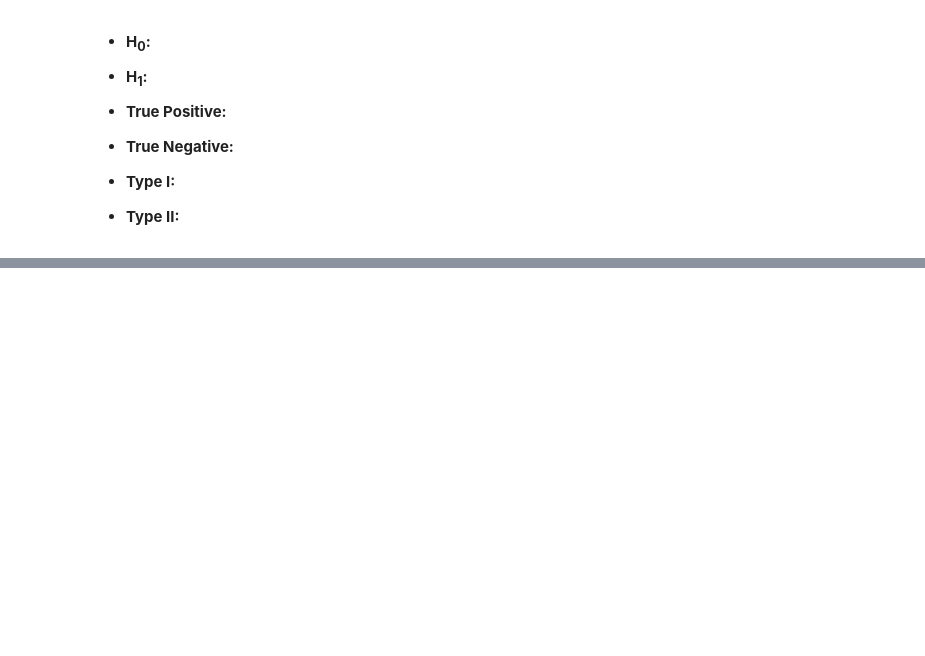
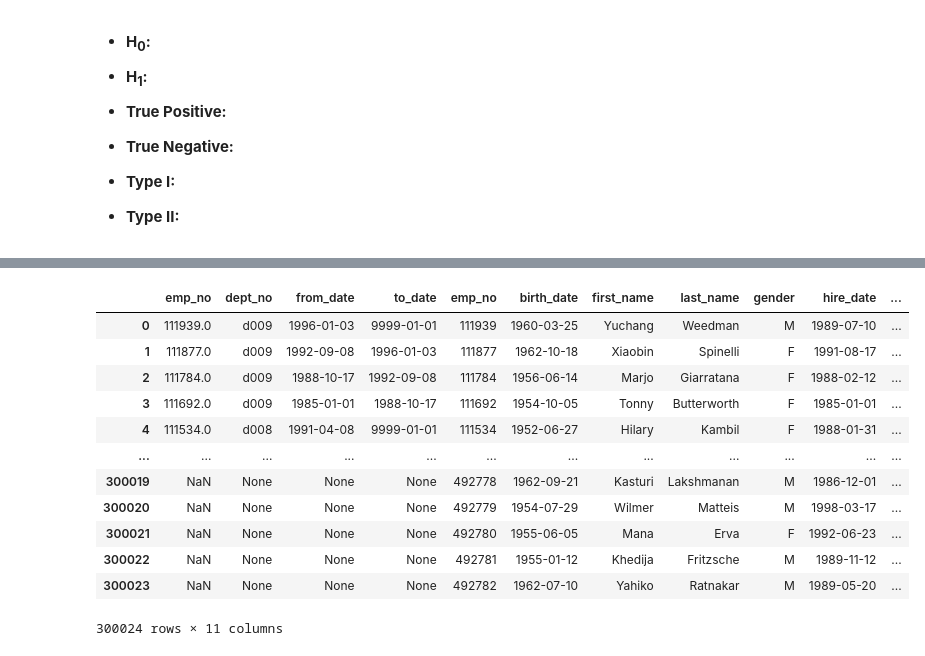
Before and after one commit to rabeka-branham/statistics-exercises, a Jupyter notebook: hypothesis_testing.ipynb, the cells around one changed output, grey strips where cells are left out. Cells and saved outputs as stored; diff of their text form; code cells hidden in the pictures; blank space fills up the shorter version.

```diff
--- a/hypothesis_testing.ipynb
+++ b/hypothesis_testing.ipynb
@@ -45,0 +167,2 @@ For each of the following questions, formulate a null and alternative hypothesis
+# %%
+url = env.get_db_url(env.username,env.host,env.password,'employees')
@@ -45,0 +202,9 @@ For each of the following questions, formulate a null and alternative hypothesis
+# %%
+query = '''
+select *
+from dept_manager dm
+right join employees e
+	ON dm.emp_no = e.emp_no
+order by dm.emp_no DESC;
+'''
+df = pd.read_sql(query, url)
@@ -45,0 +227,17 @@ For each of the following questions, formulate a null and alternative hypothesis
+# %%
+df['is_manager'] = df.to_date.notnull()
+df
+# %% [output]
+|  | emp_no | dept_no | from_date | to_date | emp_no | birth_date | first_name | last_name | gender | hire_date | ... |
+| 0 | 111939.0 | d009 | 1996-01-03 | 9999-01-01 | 111939 | 1960-03-25 | Yuchang | Weedman | M | 1989-07-10 | ... |
+| 1 | 111877.0 | d009 | 1992-09-08 | 1996-01-03 | 111877 | 1962-10-18 | Xiaobin | Spinelli | F | 1991-08-17 | ... |
+| 2 | 111784.0 | d009 | 1988-10-17 | 1992-09-08 | 111784 | 1956-06-14 | Marjo | Giarratana | F | 1988-02-12 | ... |
+| 3 | 111692.0 | d009 | 1985-01-01 | 1988-10-17 | 111692 | 1954-10-05 | Tonny | Butterworth | F | 1985-01-01 | ... |
+| 4 | 111534.0 | d008 | 1991-04-08 | 9999-01-01 | 111534 | 1952-06-27 | Hilary | Kambil | F | 1988-01-31 | ... |
+| ... | ... | ... | ... | ... | ... | ... | ... | ... | ... | ... | ... |
+| 300019 | NaN | None | None | None | 492778 | 1962-09-21 | Kasturi | Lakshmanan | M | 1986-12-01 | ... |
+| 300020 | NaN | None | None | None | 492779 | 1954-07-29 | Wilmer | Matteis | M | 1998-03-17 | ... |
+| 300021 | NaN | None | None | None | 492780 | 1955-06-05 | Mana | Erva | F | 1992-06-23 | ... |
+| 300022 | NaN | None | None | None | 492781 | 1955-01-12 | Khedija | Fritzsche | M | 1989-11-12 | ... |
+| 300023 | NaN | None | None | None | 492782 | 1962-07-10 | Yahiko | Ratnakar | M | 1989-05-20 | ... |
+300024 rows × 11 columns
```
Also changed, not shown: parts of 88 cells of this notebook.
